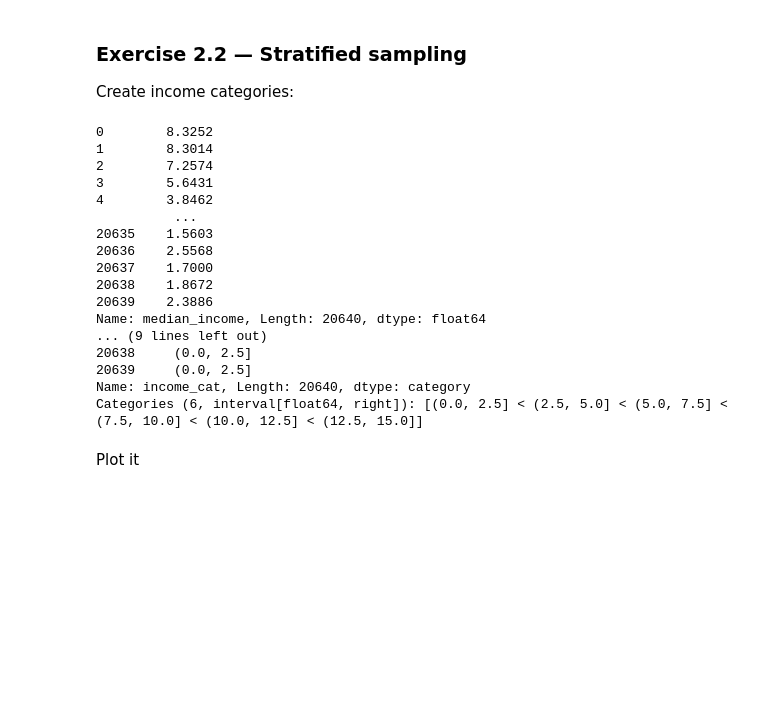
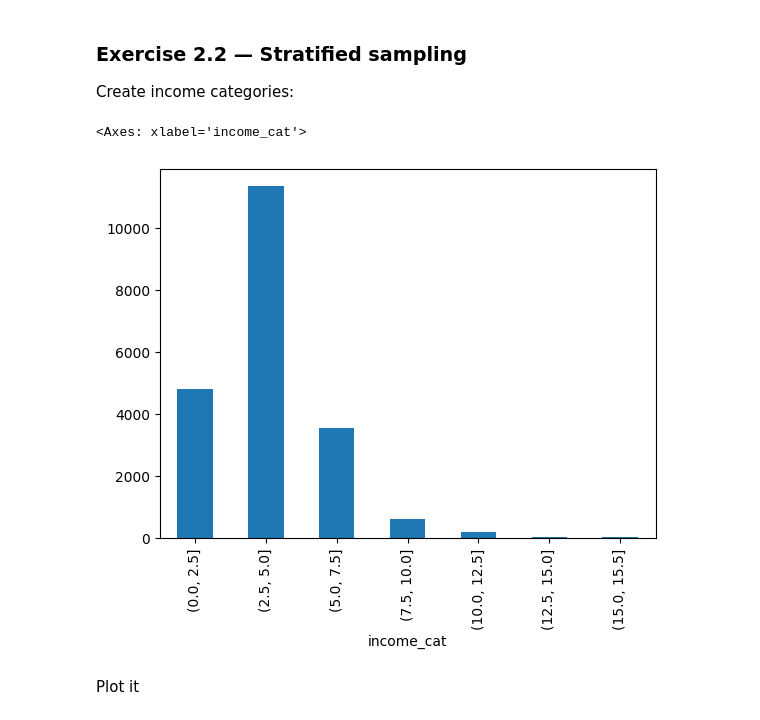
Before and after one commit to AstroPawel/AstroHousing, a Jupyter notebook: 5-housing-exercise-empty.ipynb, the cells around one changed output. Drawn from its saved outputs; the diff is of its cells as text; code cells hidden in the pictures; blank space fills up the shorter version.

```diff
--- a/5-housing-exercise-empty.ipynb
+++ b/5-housing-exercise-empty.ipynb
@@ -242,27 +252,11 @@ Why do we split the dataset?
 
 Create income categories:
 # %%
-print(housing_df["median_income"])
-housing_df["income_cat"] = pd.cut(housing_df["median_income"],bins=[0,2.5,5,7.5,10,12.5,15])
-print(housing_df["income_cat"])
+housing_df["income_cat"], a = pd.cut(housing_df["median_income"],bins=[0,2.5,5,7.5,10,12.5,15, 15.5], retbins=True, ordered=True)
+housing_df["income_cat"].value_counts().sort_index().plot.bar()
 # %% [output]
-0        8.3252
-1        8.3014
-2        7.2574
-3        5.6431
-4        3.8462
-          ...
-20635    1.5603
-20636    2.5568
-20637    1.7000
-20638    1.8672
-20639    2.3886
-Name: median_income, Length: 20640, dtype: float64
-... (9 lines left out)
-20638     (0.0, 2.5]
-20639     (0.0, 2.5]
-Name: income_cat, Length: 20640, dtype: category
-Categories (6, interval[float64, right]): [(0.0, 2.5] < (2.5, 5.0] < (5.0, 7.5] < (7.5, 10.0] < (10.0, 12.5] < (12.5, 15.0]]
+<Axes: xlabel='income_cat'>
+[figure, added]
 # %% [markdown]
 Plot it
 # %% [markdown]
```
Also changed, not shown: parts of 5 cells of this notebook.
